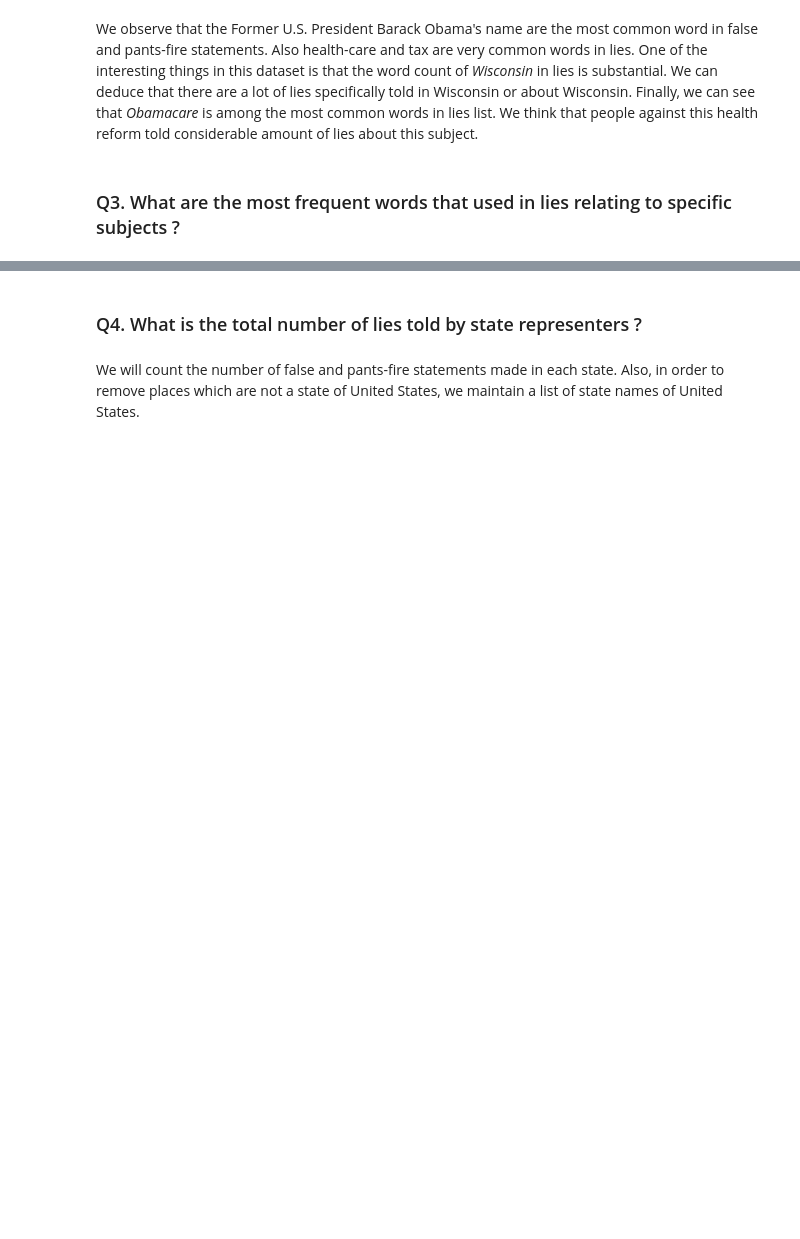
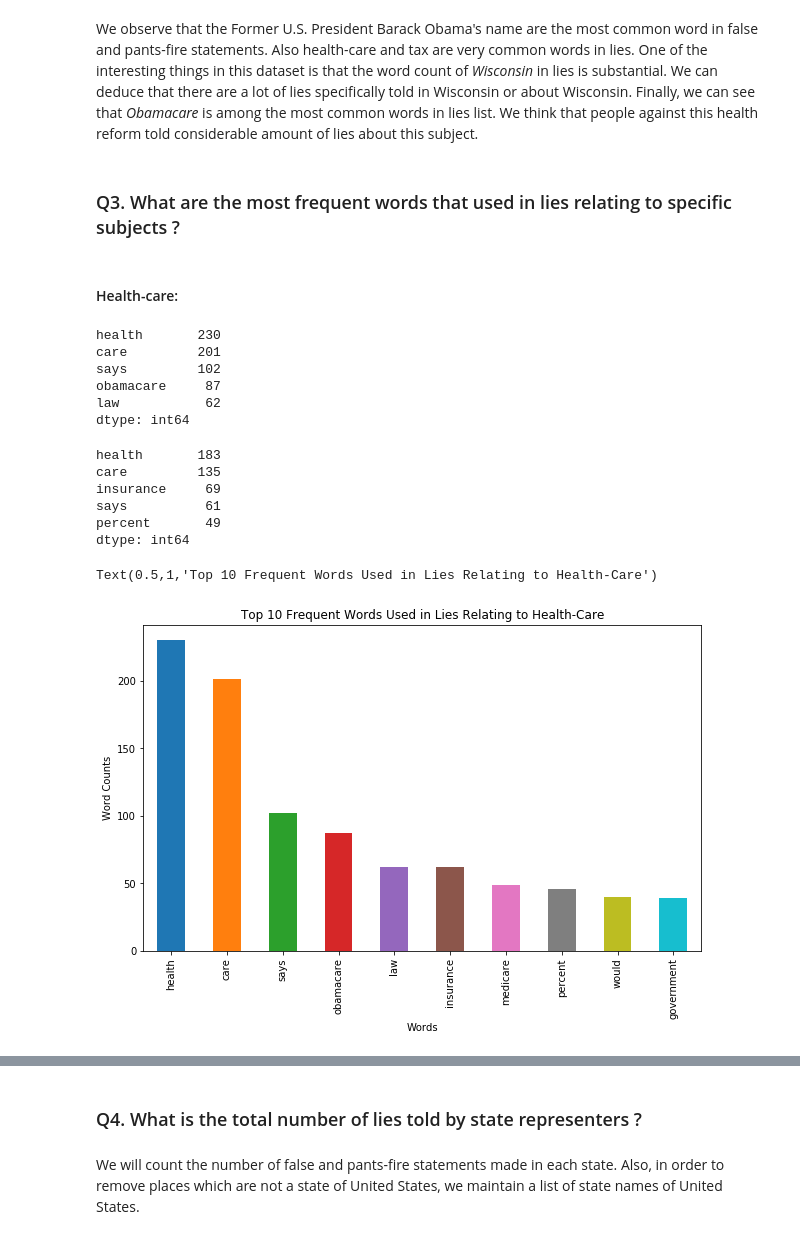
Before and after one commit to canaltinigne/ada-18-project, a Jupyter notebook: Milestone_2.ipynb, the cells around one changed output, grey strips where cells are left out. Saved outputs shown, nothing was run; the diff lists cells and outputs as text; code cells hidden in the pictures; blank space fills up the shorter version.

```diff
--- a/Milestone_2.ipynb
+++ b/Milestone_2.ipynb
@@ -482,0 +481,44 @@ We observe that the Former U.S. President Barack Obama's name are the most commo
+# %%
+def make_word_series(df, col_filter, col_parse, string):
+    df_col = df[df[col_filter].str.contains(string, na=False)][col_parse]
+    word_series = pd.Series(str(v).split(' ') for v in df_col)
+    word_series = pd.Series([st for row in word_series for st in row])
+    word_series = word_series.str.lower().str.rstrip('.,"”\'').str.lstrip('\'\"”')
+    word_series = word_series[~word_series.isin(stopWords)][~word_series.isin([''])]
+    return word_series
+# %%
+lies_df = pd.concat([liar_dataframe[liar_dataframe.Label == 'false'], liar_dataframe[liar_dataframe.Label == 'pants-fire']])
+truth_df = pd.concat([liar_dataframe[liar_dataframe.Label == 'true'], liar_dataframe[liar_dataframe.Label == 'mostly-true']])
+# %% [markdown]
+#### Health-care:
+# %%
+health_care_lies = make_word_series(lies_df, 'Subject', 'Statement', 'health-care')
+health_care_lie_counts = health_care_lies.value_counts()
+health_care_lie_counts.head()
+# %% [output]
+health       230
+care         201
+says         102
+obamacare     87
+law           62
+dtype: int64
+# %%
+health_care_truth = make_word_series(truth_df, 'Subject', 'Statement', 'health-care')
+health_care_truth_counts = health_care_truth.value_counts()
+health_care_truth_counts.head()
+# %% [output]
+health       183
+care         135
+insurance     69
+says          61
+percent       49
+dtype: int64
+# %%
+plt.figure(figsize=(10,6))
+health_care_lie_counts[0:10].plot.bar()
+plt.xlabel('Words')
+plt.ylabel('Word Counts')
+plt.title('Top 10 Frequent Words Used in Lies Relating to Health-Care')
+# %% [output]
+Text(0.5,1,'Top 10 Frequent Words Used in Lies Relating to Health-Care')
+[figure, added]
```
Also changed, not shown: parts of 25 cells of this notebook, 2 other files.
